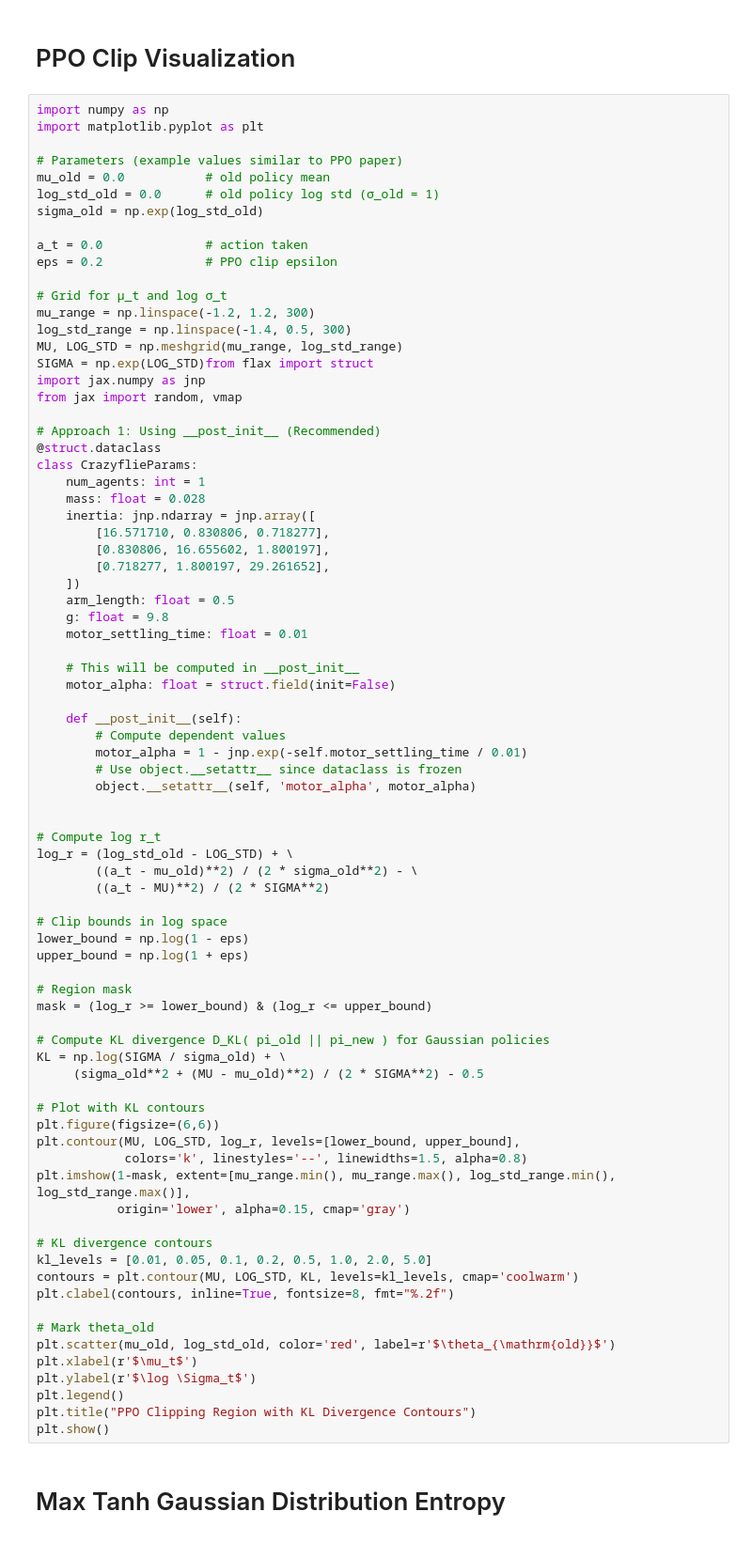
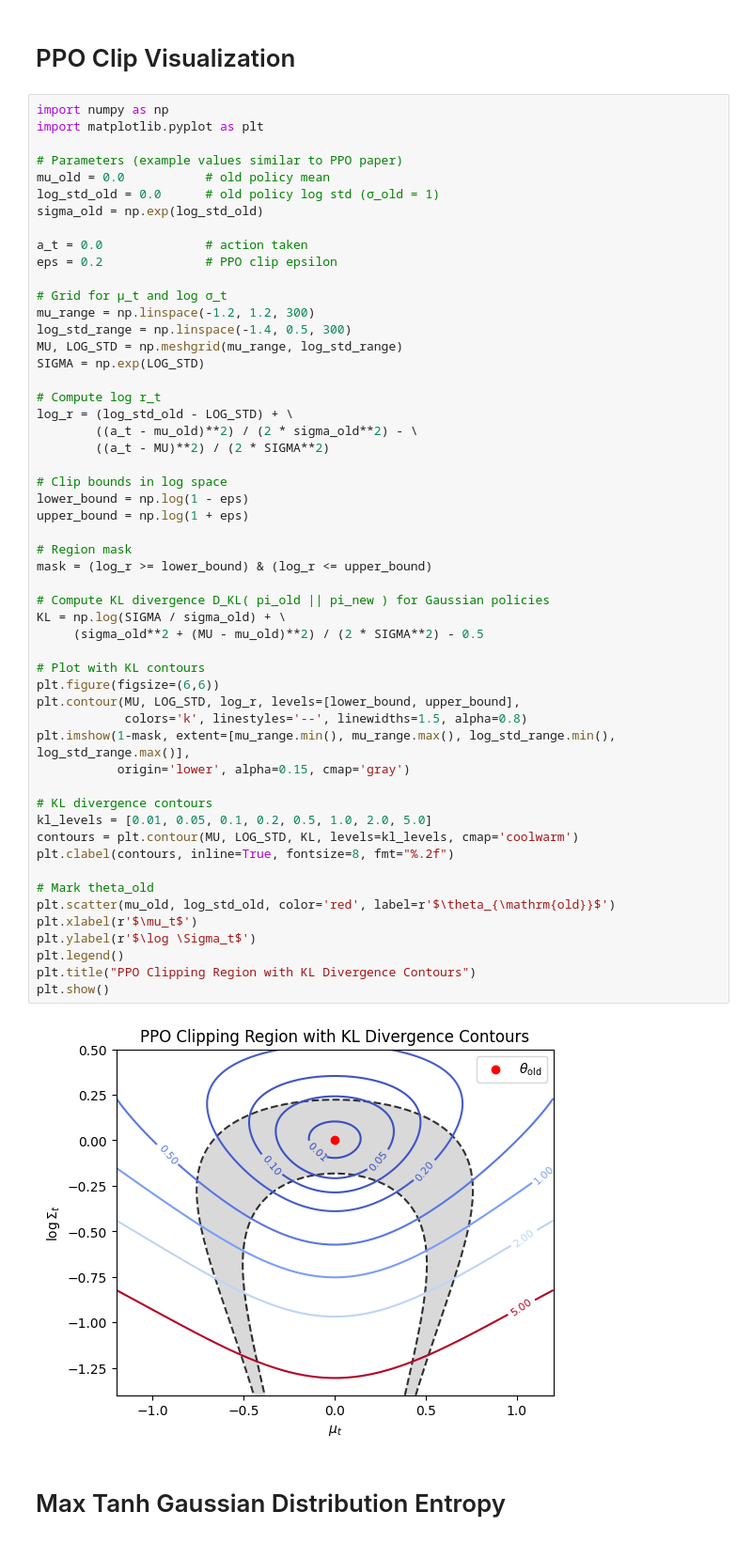
Before and after one commit to ChaitanyaKatti/fast-RL-jax, a Jupyter notebook: test.ipynb, the cells around one changed output. Shown at 94% size. Saved outputs shown, nothing was run; the diff lists cells and outputs as text.

```diff
--- a/test.ipynb
+++ b/test.ipynb
@@ -16,33 +16,7 @@ eps = 0.2              # PPO clip epsilon
 mu_range = np.linspace(-1.2, 1.2, 300)
 log_std_range = np.linspace(-1.4, 0.5, 300)
 MU, LOG_STD = np.meshgrid(mu_range, log_std_range)
-SIGMA = np.exp(LOG_STD)from flax import struct
-import jax.numpy as jnp
-from jax import random, vmap
-
-# Approach 1: Using __post_init__ (Recommended)
-@struct.dataclass
-class CrazyflieParams:
-    num_agents: int = 1
-    mass: float = 0.028
-    inertia: jnp.ndarray = jnp.array([
-        [16.571710, 0.830806, 0.718277],
-        [0.830806, 16.655602, 1.800197],
-        [0.718277, 1.800197, 29.261652],
-    ])
-    arm_length: float = 0.5
-    g: float = 9.8
-    motor_settling_time: float = 0.01
-
-    # This will be computed in __post_init__
-    motor_alpha: float = struct.field(init=False)
-
-    def __post_init__(self):
-        # Compute dependent values
-        motor_alpha = 1 - jnp.exp(-self.motor_settling_time / 0.01)
-        # Use object.__setattr__ since dataclass is frozen
-        object.__setattr__(self, 'motor_alpha', motor_alpha)
-
+SIGMA = np.exp(LOG_STD)
 
 # Compute log r_t
 log_r = (log_std_old - LOG_STD) + \
@@ -52,33 +26,35 @@ log_r = (log_std_old - LOG_STD) + \
 # Clip bounds in log space
 lower_bound = np.log(1 - eps)
 upper_bound = np.log(1 + eps)
 
 # Region mask
 mask = (log_r >= lower_bound) & (log_r <= upper_bound)
 
 # Compute KL divergence D_KL( pi_old || pi_new ) for Gaussian policies
 KL = np.log(SIGMA / sigma_old) + \
      (sigma_old**2 + (MU - mu_old)**2) / (2 * SIGMA**2) - 0.5
 
 # Plot with KL contours
 plt.figure(figsize=(6,6))
 plt.contour(MU, LOG_STD, log_r, levels=[lower_bound, upper_bound],
             colors='k', linestyles='--', linewidths=1.5, alpha=0.8)
 plt.imshow(1-mask, extent=[mu_range.min(), mu_range.max(), log_std_range.min(), log_std_range.max()],
            origin='lower', alpha=0.15, cmap='gray')
 
 # KL divergence contours
 kl_levels = [0.01, 0.05, 0.1, 0.2, 0.5, 1.0, 2.0, 5.0]
 contours = plt.contour(MU, LOG_STD, KL, levels=kl_levels, cmap='coolwarm')
 plt.clabel(contours, inline=True, fontsize=8, fmt="%.2f")
 
 # Mark theta_old
 plt.scatter(mu_old, log_std_old, color='red', label=r'$\theta_{\mathrm{old}}$')
 plt.xlabel(r'$\mu_t$')
 plt.ylabel(r'$\log \Sigma_t$')
 plt.legend()
 plt.title("PPO Clipping Region with KL Divergence Contours")
 plt.show()
+# %% [output]
+[figure, added]
 # %% [markdown]
 # Max Tanh Gaussian Distribution Entropy
 # %%
```
Also changed, not shown: parts of 11 cells of this notebook, 3 other files.
